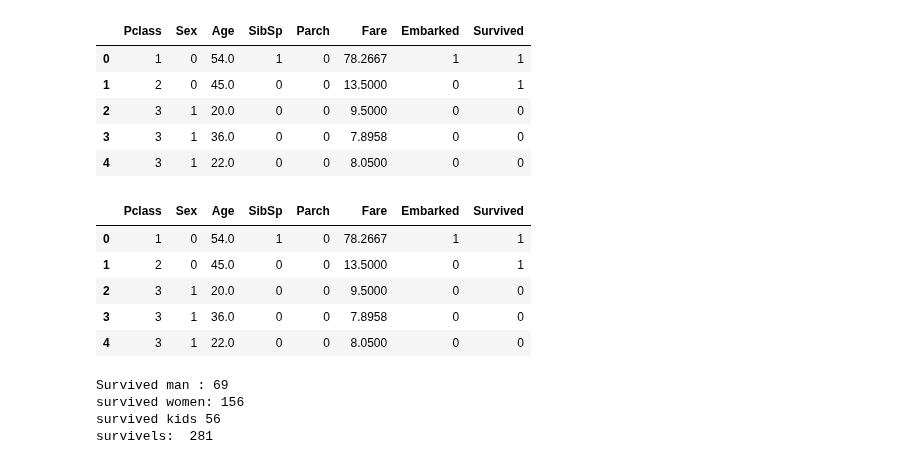
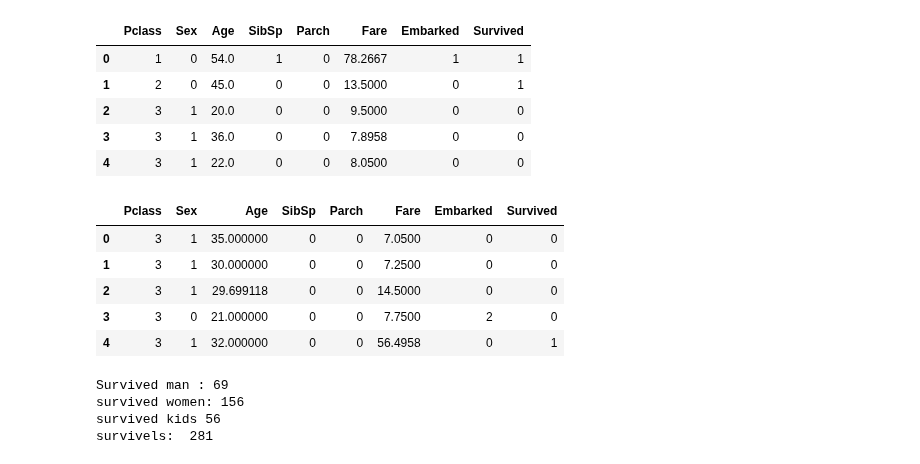
Before and after one commit to eranCat/TitanicML, a Jupyter notebook: Assignment2_supervised_learning_flow.ipynb, the cells around one changed output. Drawn from its saved outputs; the diff is of its cells as text; code cells hidden in the pictures.

```diff
--- a/Assignment2_supervised_learning_flow.ipynb
+++ b/Assignment2_supervised_learning_flow.ipynb
@@ -26,6 +26,6 @@ from sklearn.metrics import accuracy_score, confusion_matrix, classification_rep
 from sklearn.naive_bayes import GaussianNB
 from sklearn.model_selection import train_test_split
 # %%
-df_train = pd.read_csv('titanic_train.csv')
-train_set = pd.read_csv("titanic_train.csv")
+train_set = pd.read_csv('titanic_train.csv')
+test_set = pd.read_csv("titanic_test.csv")
 # %%
@@ -38,13 +38,13 @@ df_train.head(5)
 | 3 | 3 | 1 | 36.0 | 0 | 0 | 7.8958 | 0 | 0 |
 | 4 | 3 | 1 | 22.0 | 0 | 0 | 8.0500 | 0 | 0 |
 # %%
-train_set.head(5)
+test_set.head(5)
 # %% [output]
 |  | Pclass | Sex | Age | SibSp | Parch | Fare | Embarked | Survived |
-| 0 | 1 | 0 | 54.0 | 1 | 0 | 78.2667 | 1 | 1 |
-| 1 | 2 | 0 | 45.0 | 0 | 0 | 13.5000 | 0 | 1 |
-| 2 | 3 | 1 | 20.0 | 0 | 0 | 9.5000 | 0 | 0 |
-| 3 | 3 | 1 | 36.0 | 0 | 0 | 7.8958 | 0 | 0 |
-| 4 | 3 | 1 | 22.0 | 0 | 0 | 8.0500 | 0 | 0 |
+| 0 | 3 | 1 | 35.000000 | 0 | 0 | 7.0500 | 0 | 0 |
+| 1 | 3 | 1 | 30.000000 | 0 | 0 | 7.2500 | 0 | 0 |
+| 2 | 3 | 1 | 29.699118 | 0 | 0 | 14.5000 | 0 | 0 |
+| 3 | 3 | 0 | 21.000000 | 0 | 0 | 7.7500 | 2 | 0 |
+| 4 | 3 | 1 | 32.000000 | 0 | 0 | 56.4958 | 0 | 1 |
 # %%
 #Men
```
Also changed, not shown: parts of 11 cells of this notebook.
